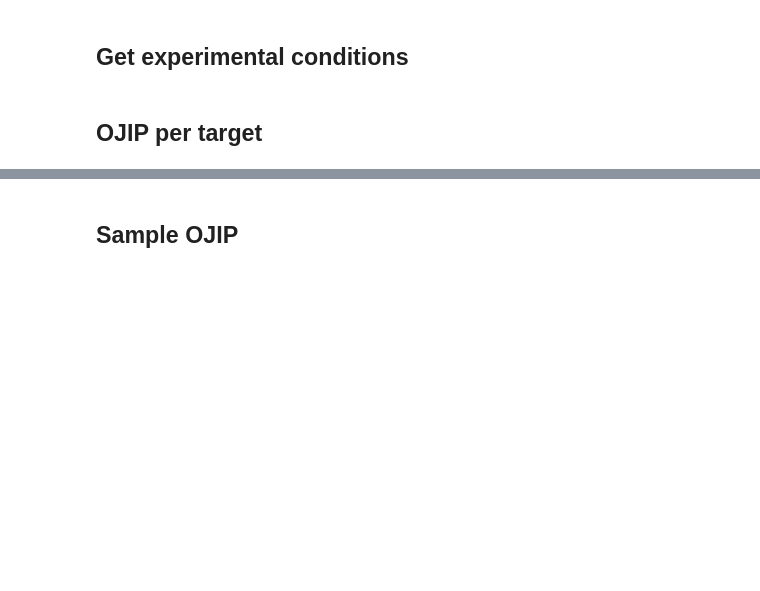
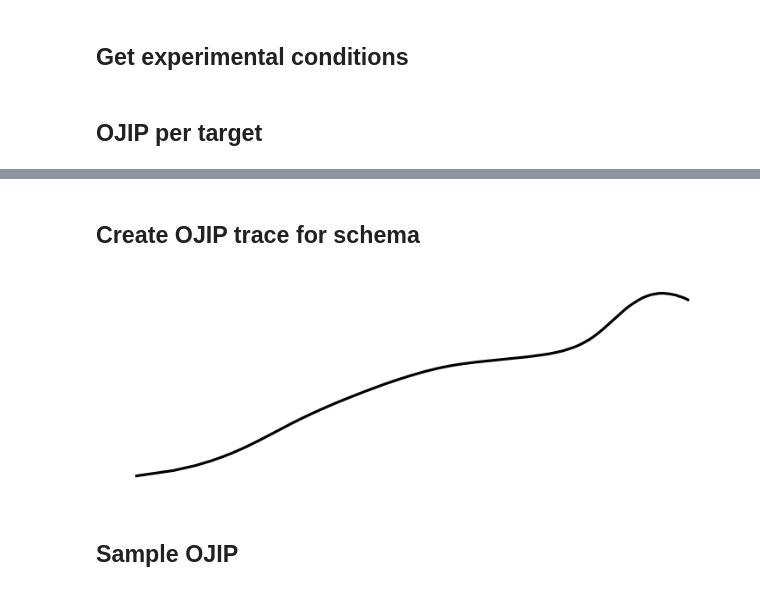
Before and after one commit to pfennigt/ojip-mlmodel-dissertation, a Jupyter notebook: modelling_V1.ipynb, the cells around one changed output, grey strips where cells are left out. Cells and saved outputs as stored; diff of their text form; code cells hidden in the pictures; blank space fills up the shorter version.

Commit message:
plotted a schematic ojip curve

```diff
--- a/modelling_V1.ipynb
+++ b/modelling_V1.ipynb
@@ -265,7 +267,32 @@ tl.thesis_figures["ojip_doublenorm"]["main"]
+# %% [markdown]
+## Create OJIP trace for schema
 # %%
 target_bool = targets["control_measurement"].astype(bool).droplevel(list(range(1,20))).iloc[:,0]
 
 target_ind = target_bool[target_bool].index
+# %%
+categories = effects_map.columns.get_level_values(0)
+fig = plt.figure(figsize=(6,2))
+ax = fig.subplots()
+
+target = "control_measurement"
+
+target_bool = targets[target].astype(bool).droplevel(list(range(1,20))).iloc[:,0]
+
+cur_dat = dat_norm.loc[:,target_bool]
+cur_dat_mean = cur_dat.T.mean()
+cur_dat_sd = cur_dat.T.std()
+
+ax.plot(cur_dat_mean, c="k")
+
+ax.set_xscale("log")
+
+ax.set_axis_off()
+
+fig.savefig("ojip_line.pdf", bbox_inches="tight")
+# ax.axhline(0, c="k", ls="--")
+# %% [output]
+[figure, added]
 # %% [markdown]
 ## Sample OJIP
 # %%
```
Also changed, not shown: parts of 2 cells of this notebook.
